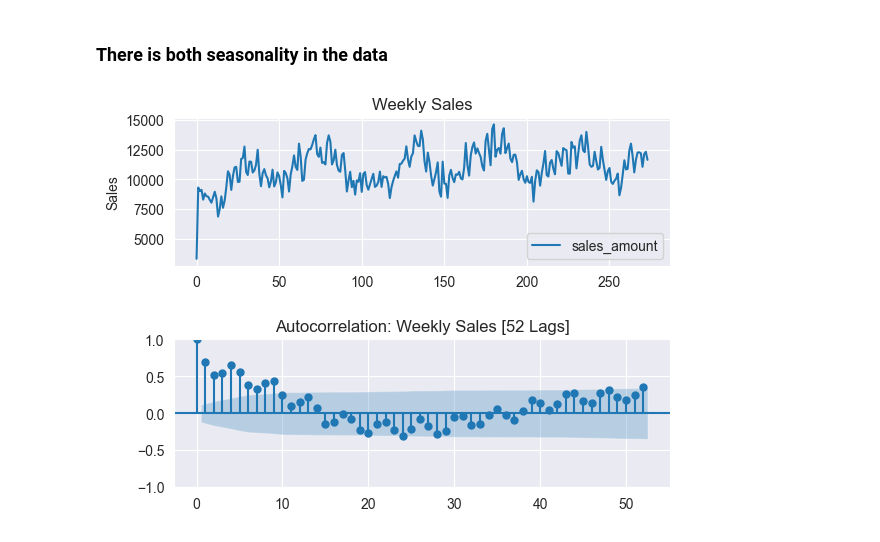
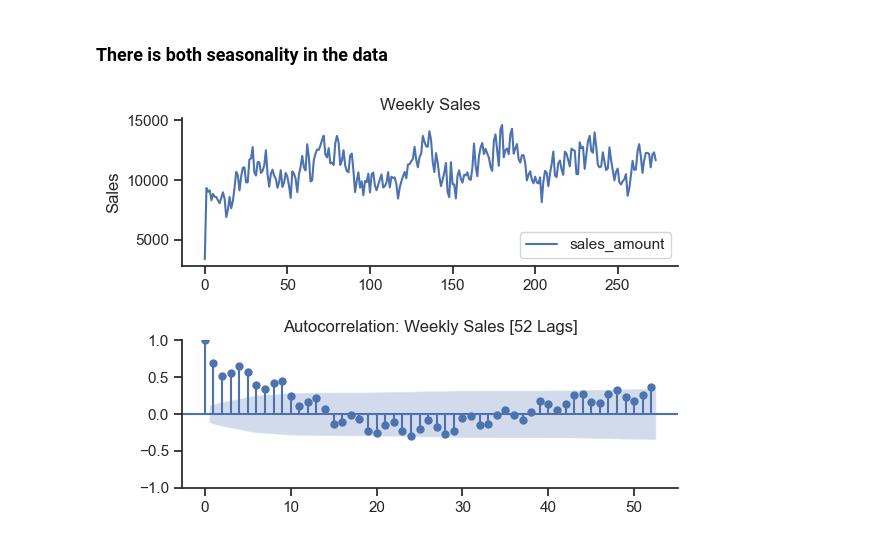
Before and after one commit to usermar445/forecasting_final_project, a Jupyter notebook: final_project/scripts/sales_train_eda_mladen.ipynb, the cells around one changed output. Drawn from its saved outputs; the diff is of its cells as text; code cells hidden in the pictures.

Commit message:
Adding all plots and any other information.

```diff
--- a/final_project/scripts/sales_train_eda_mladen.ipynb
+++ b/final_project/scripts/sales_train_eda_mladen.ipynb
@@ -61,0 +80,20 @@ Name: sales_amount, Length: 823, dtype: int64
+# %%
+custom_params = {"axes.spines.right": False, "axes.spines.top": False}
+sns.set_theme(style="ticks", rc=custom_params)
+
+# Convert week column to string
+sales_train['week_str'] = sales_train.sales_time.dt.isocalendar().week.astype(str)
+
+g = sns.lineplot(
+    x=sales_train.sales_time.dt.dayofweek,
+    y=sales_train.sales_amount,
+    hue=sales_train['week_str'],
+    errorbar=None,
+    estimator="sum"
+).set_title("Weekly Seasonal Aggregated Sales")
+days_of_week = ["Monday", "Tuesday", "Wednesday", "Thursday", "Friday", "Saturday", "Sunday"]
+plt.xticks(range(7), days_of_week)
+plt.xlabel("Day of the week")
+plt.ylabel("Sales Amount")
+plt.legend([], [], frameon=False)
+plt.show()
@@ -73,0 +136,7 @@ plt.legend([],[], frameon=False)
+# %%
+custom_params = {"axes.spines.right": False, "axes.spines.top": False}
+sns.set_theme(style="ticks", rc=custom_params)
+g = sns.lineplot(sales_train, x="sales_time", y="sales_amount").set_title("Mean Product Sales Over time")
+plt.xlabel("Time")
+plt.ylabel("Sales Amount")
+plt.legend([],[], frameon=False)
@@ -86,13 +158,16 @@ mean_sales = sales_train['sales_amount'].resample("W").sum()
 # %% [markdown]
 ### There is both seasonality in the data
 # %%
+custom_params = {"axes.spines.right": False, "axes.spines.top": False}
+sns.set_theme(style="ticks", rc=custom_params)
+
 f, (ax1, ax2) = plt.subplots(2, 1)
 sns.lineplot(mean_sales.reset_index(), ax=ax1)
 tsaplots.plot_acf(mean_sales, lags=52, ax=ax2)
 ax1.set_title("Weekly Sales")
 ax1.set(ylabel= "Sales")
 ax2.set_title("Autocorrelation: Weekly Sales [52 Lags]")
 plt.subplots_adjust(hspace=0.5)
 plt.show()
 # %% [output]
-[figure, old version]
+[figure, new version]
```
Also changed, not shown: parts of 8 cells of this notebook, 3 other files.
